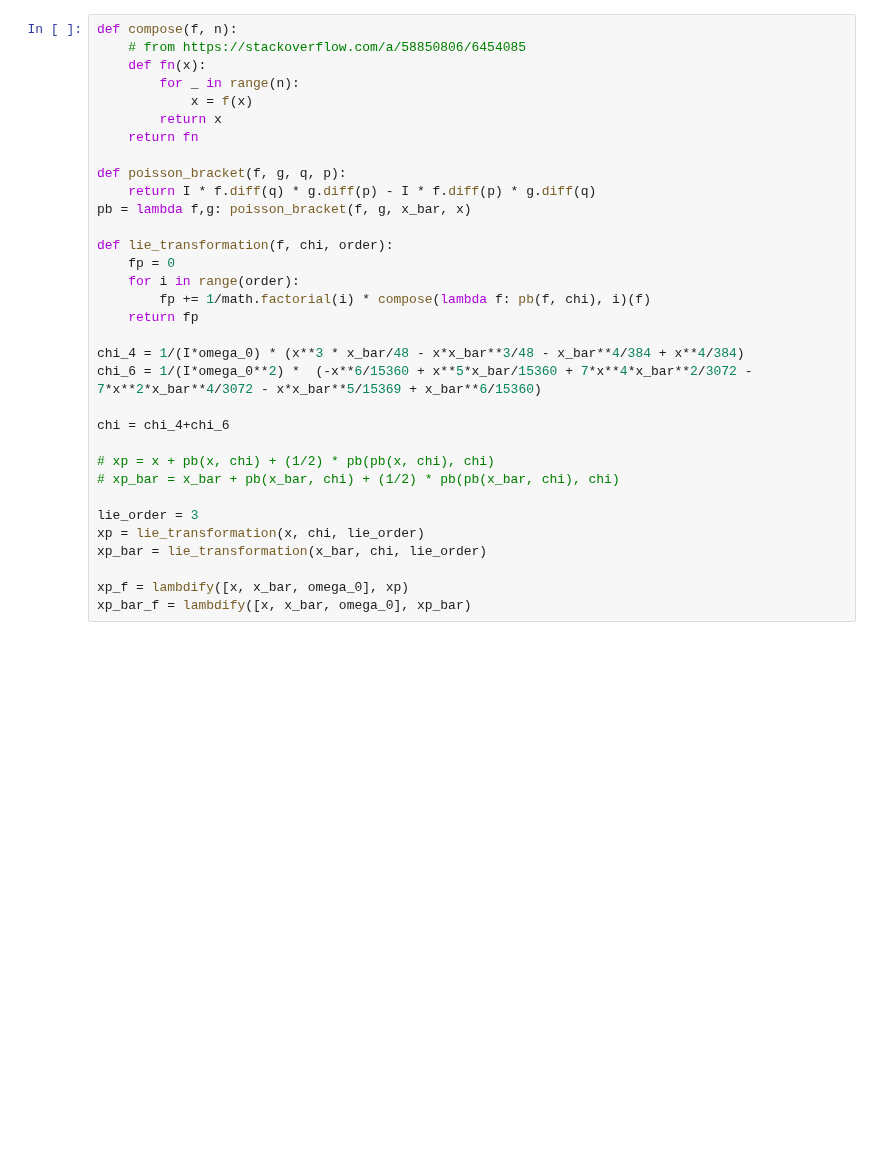
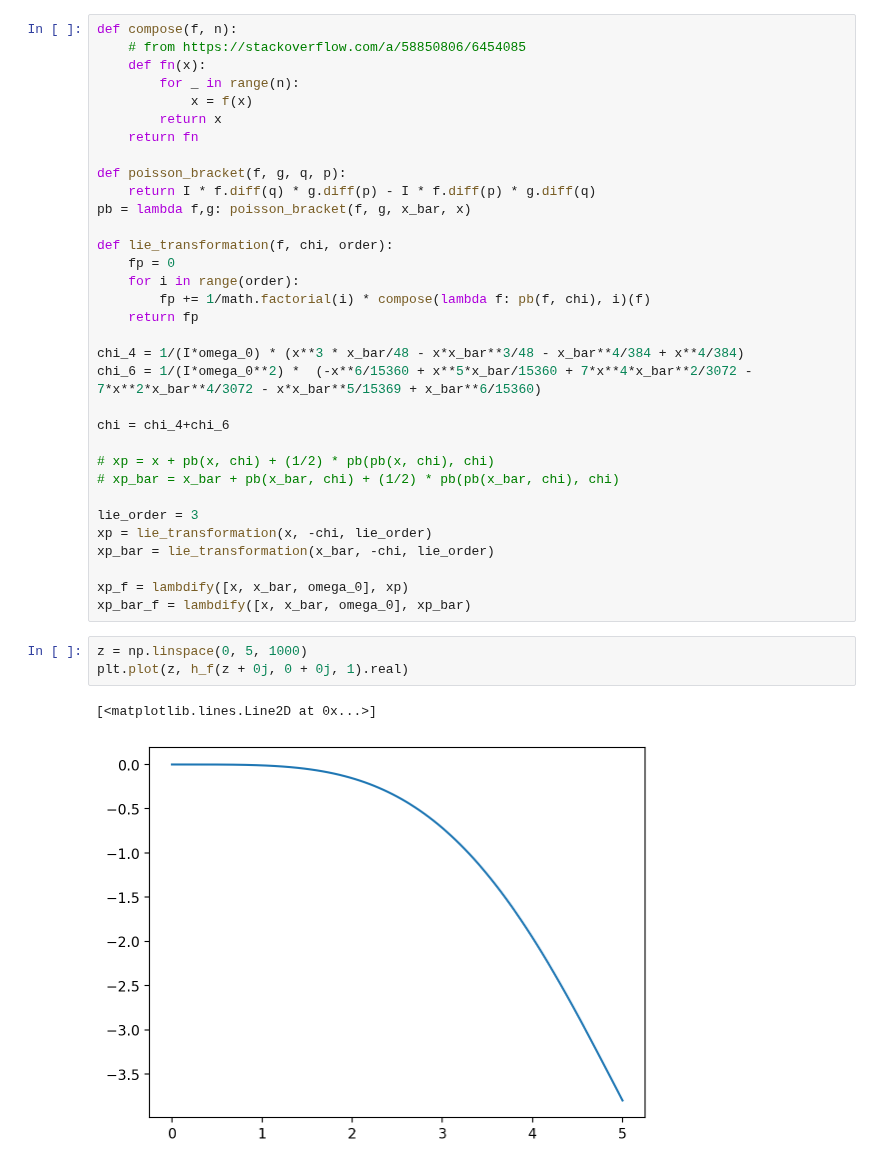
Before and after one commit to kavidey/action-angle-discovery, a Jupyter notebook: sympy example.ipynb, the cells around one changed output. Drawn from its saved outputs; the diff is of its cells as text; blank space fills up the shorter version.

```diff
--- a/sympy example.ipynb
+++ b/sympy example.ipynb
@@ -53,9 +56,15 @@ chi = chi_4+chi_6
 # xp_bar = x_bar + pb(x_bar, chi) + (1/2) * pb(pb(x_bar, chi), chi)
 
 lie_order = 3
-xp = lie_transformation(x, chi, lie_order)
-xp_bar = lie_transformation(x_bar, chi, lie_order)
+xp = lie_transformation(x, -chi, lie_order)
+xp_bar = lie_transformation(x_bar, -chi, lie_order)
 
 xp_f = lambdify([x, x_bar, omega_0], xp)
 xp_bar_f = lambdify([x, x_bar, omega_0], xp_bar)
+# %%
+z = np.linspace(0, 5, 1000)
+plt.plot(z, h_f(z + 0j, 0 + 0j, 1).real)
+# %% [output]
+[<matplotlib.lines.Line2D at 0x...>]
+[figure, added]
 # %%
```
Also changed, not shown: parts of 5 cells of this notebook.
